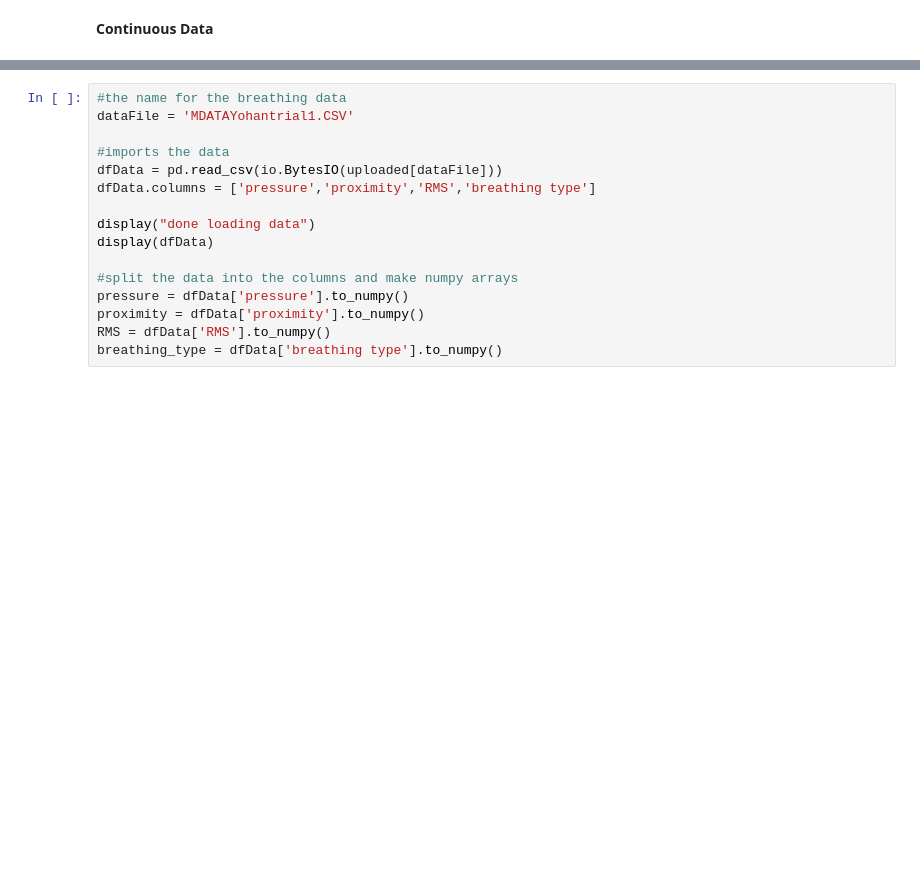
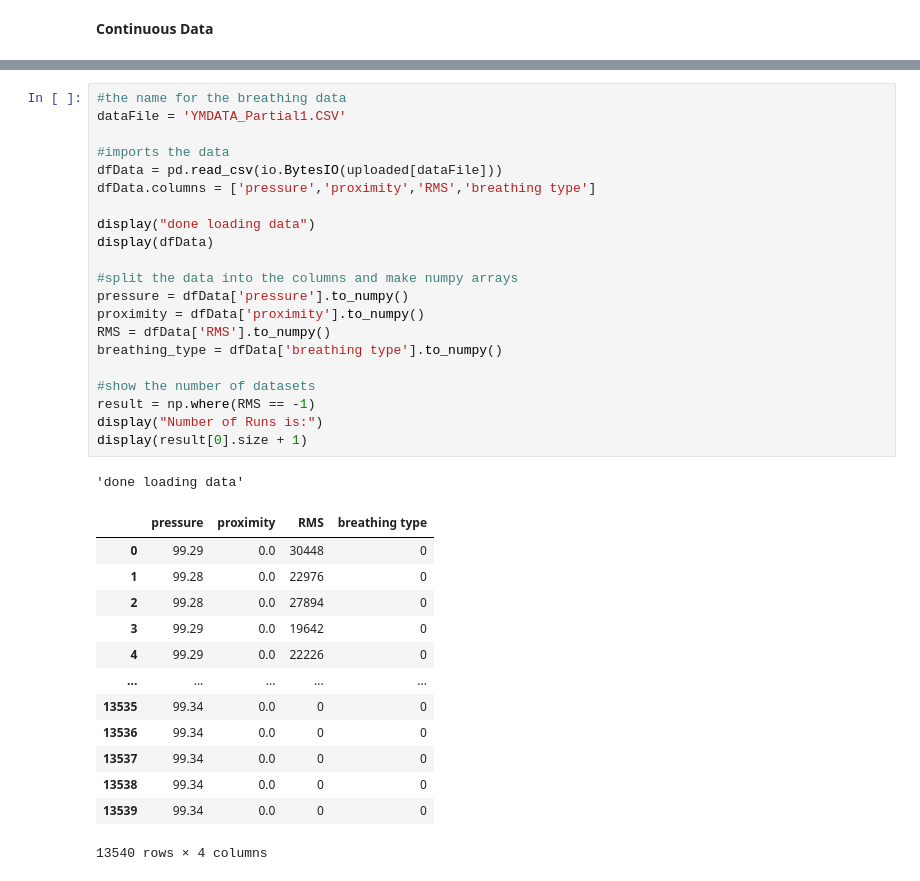
Before and after one commit to yohancsx/SmartMask, a Jupyter notebook: data processing/DataCollectionVisualization.ipynb, the cells around one changed output, grey strips where cells are left out. Drawn from its saved outputs; the diff is of its cells as text; blank space fills up the shorter version.

```diff
--- a/data processing/DataCollectionVisualization.ipynb
+++ b/data processing/DataCollectionVisualization.ipynb
@@ -128,19 +138,39 @@ uploaded = files.upload()
 # %%
 #the name for the breathing data
-dataFile = 'MDATAYohantrial1.CSV'
+dataFile = 'YMDATA_Partial1.CSV'
 
 #imports the data
 dfData = pd.read_csv(io.BytesIO(uploaded[dataFile]))
 dfData.columns = ['pressure','proximity','RMS','breathing type']
 
 display("done loading data")
 display(dfData)
 
 #split the data into the columns and make numpy arrays
 pressure = dfData['pressure'].to_numpy()
 proximity = dfData['proximity'].to_numpy()
 RMS = dfData['RMS'].to_numpy()
 breathing_type = dfData['breathing type'].to_numpy()
+
+#show the number of datasets
+result = np.where(RMS == -1)
+display("Number of Runs is:")
+display(result[0].size + 1)
+# %% [output]
+'done loading data'
+|  | pressure | proximity | RMS | breathing type |
+| 0 | 99.29 | 0.0 | 30448 | 0 |
+| 1 | 99.28 | 0.0 | 22976 | 0 |
+| 2 | 99.28 | 0.0 | 27894 | 0 |
+| 3 | 99.29 | 0.0 | 19642 | 0 |
+| 4 | 99.29 | 0.0 | 22226 | 0 |
+| ... | ... | ... | ... | ... |
+| 13535 | 99.34 | 0.0 | 0 | 0 |
+| 13536 | 99.34 | 0.0 | 0 | 0 |
+| 13537 | 99.34 | 0.0 | 0 | 0 |
+| 13538 | 99.34 | 0.0 | 0 | 0 |
+| 13539 | 99.34 | 0.0 | 0 | 0 |
+13540 rows × 4 columns
 # %%
 #get the time series in ms
 t = np.arange(0, RMS.shape[0], 1)
```
Also changed, not shown: parts of 3 cells of this notebook.
